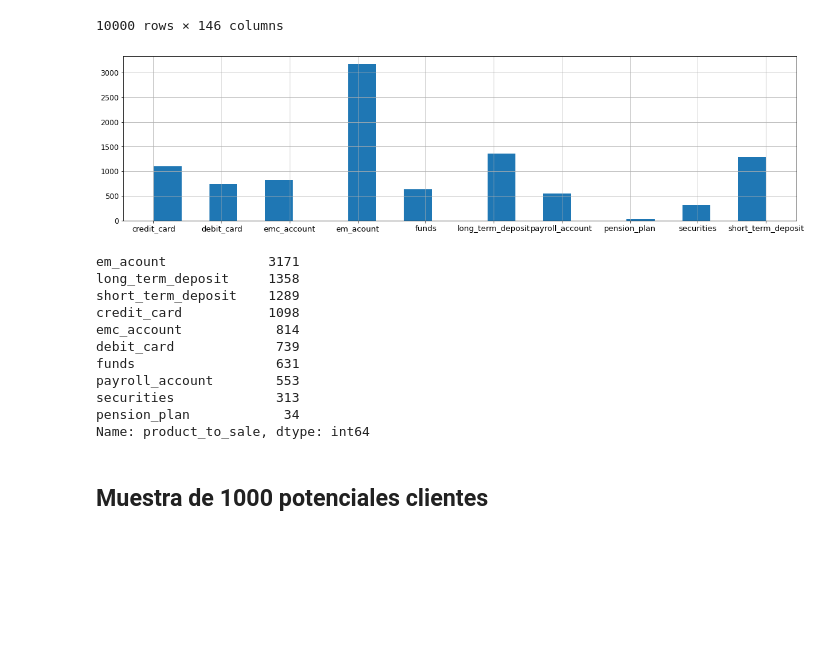
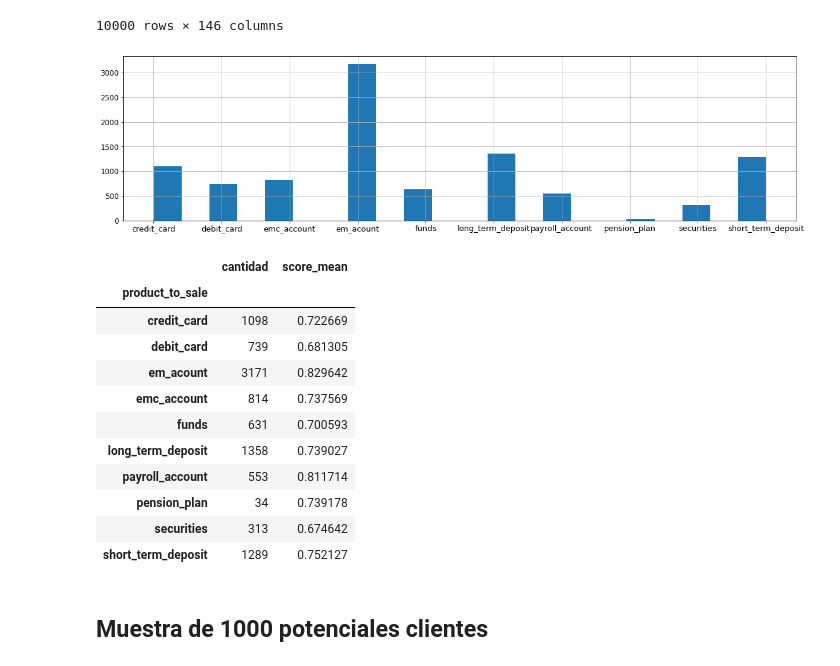
Before and after one commit to Nerea26/easy-money, a Jupyter notebook: notebooks/5-recomendation-personalization.ipynb, the cells around one changed output. Saved outputs shown, nothing was run; the diff lists cells and outputs as text; code cells hidden in the pictures; blank space fills up the shorter version.

```diff
--- a/notebooks/5-recomendation-personalization.ipynb
+++ b/notebooks/5-recomendation-personalization.ipynb
@@ -199,21 +203,25 @@ df_filtered
 # %%
 plt.figure(figsize=(20, 5))
 df_filtered["product_to_sale"].hist(bins=22, xlabelsize=13, ylabelsize=12)
 plt.show()
-df_filtered["product_to_sale"].value_counts()
+df_filtered.groupby(["product_to_sale"]).agg(
+    cantidad = ("pk_cid", len),
+    score_mean = ("score", np.mean),
+)
 # %% [output]
 [figure]
-em_acount             3171
-long_term_deposit     1358
-short_term_deposit    1289
-credit_card           1098
-emc_account            814
-debit_card             739
-funds                  631
-payroll_account        553
-securities             313
-pension_plan            34
-Name: product_to_sale, dtype: int64
+|  | cantidad | score_mean |
+| product_to_sale |  |  |
+| credit_card | 1098 | 0.722669 |
+| debit_card | 739 | 0.681305 |
+| em_acount | 3171 | 0.829642 |
+| emc_account | 814 | 0.737569 |
+| funds | 631 | 0.700593 |
+| long_term_deposit | 1358 | 0.739027 |
+| payroll_account | 553 | 0.811714 |
+| pension_plan | 34 | 0.739178 |
+| securities | 313 | 0.674642 |
+| short_term_deposit | 1289 | 0.752127 |
 # %% [markdown]
 ## Muestra de 1000 potenciales clientes
 # %%
```
Also changed, not shown: parts of 2 cells of this notebook.
